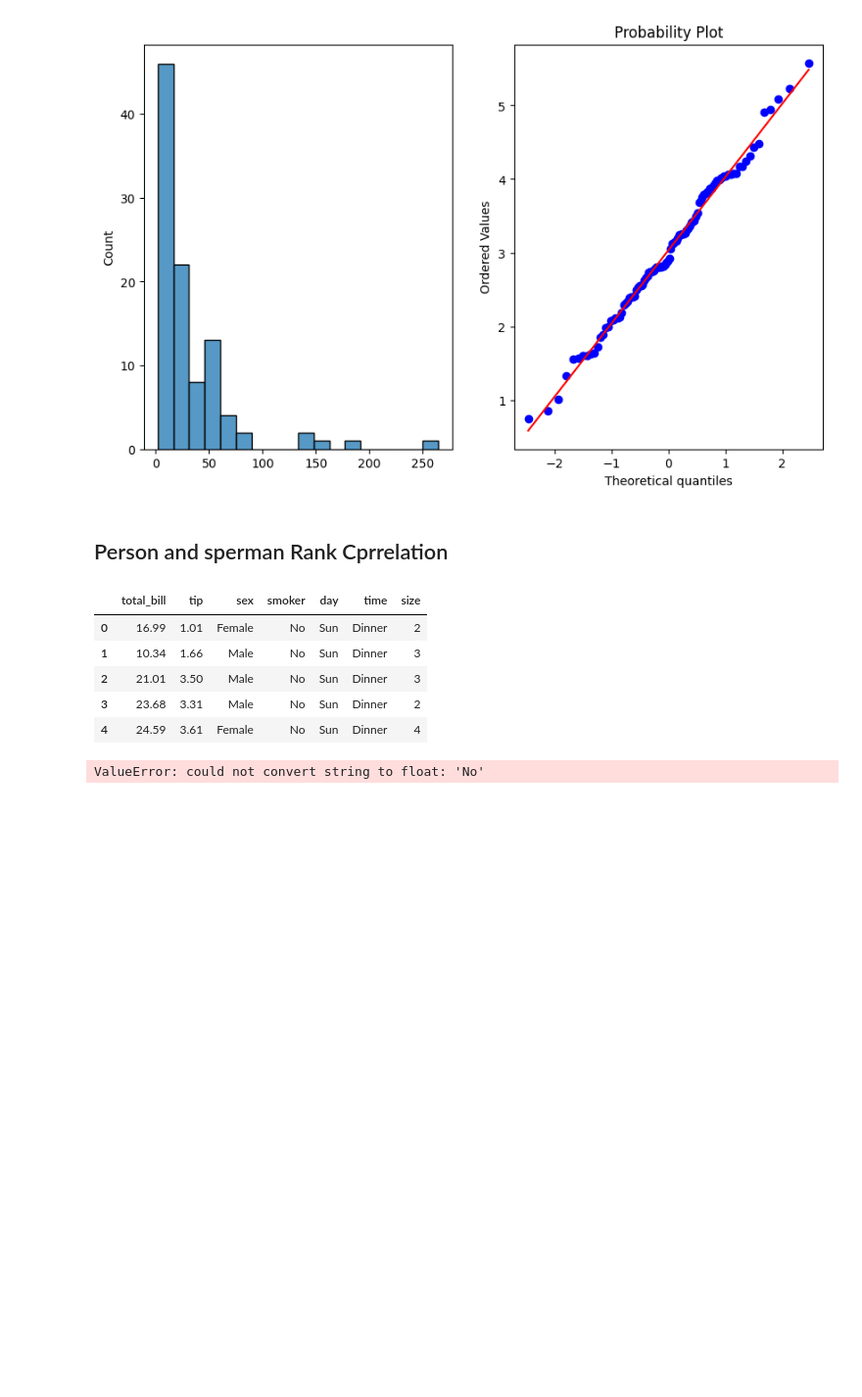
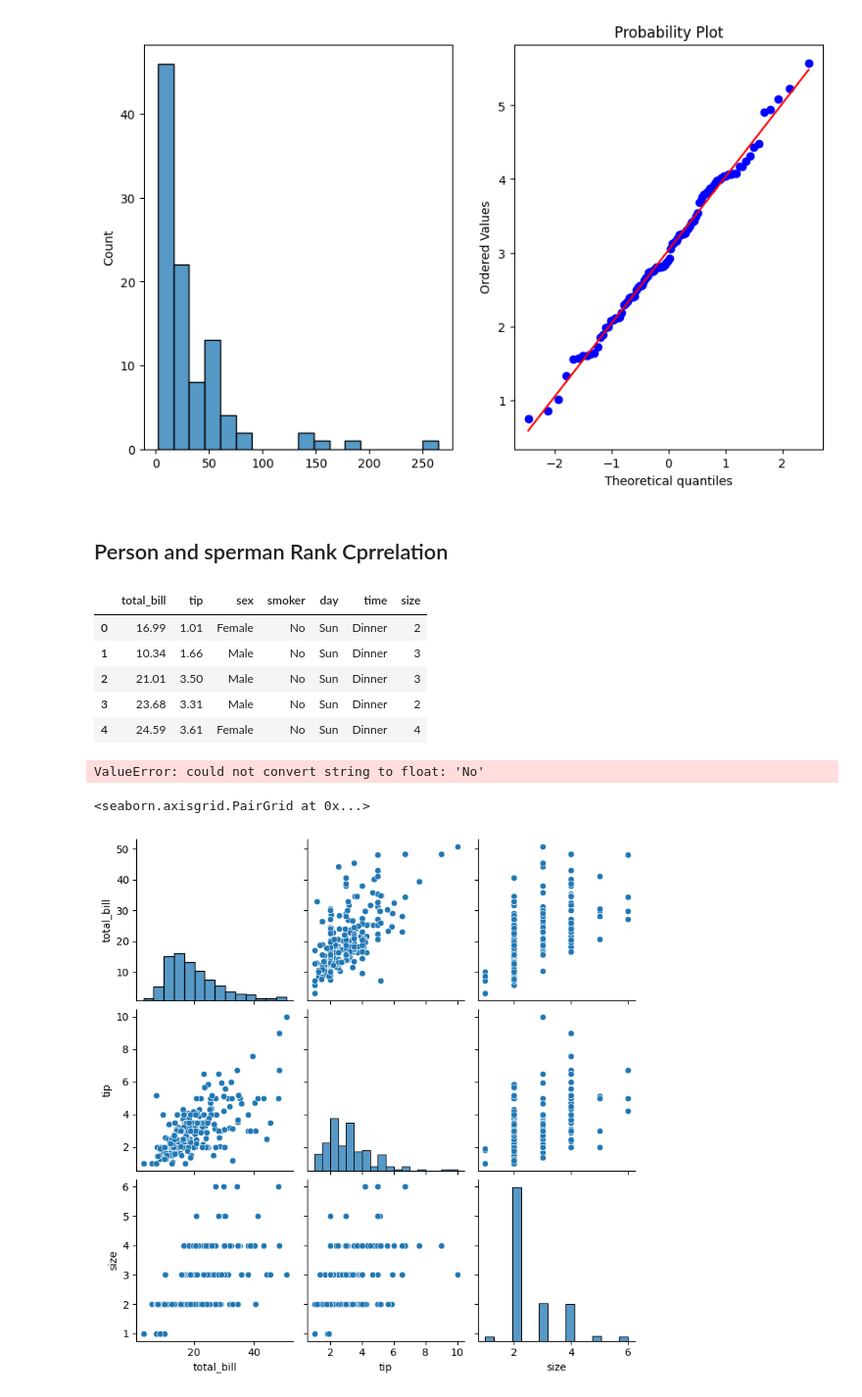
Before and after one commit to Dipak-Jagadale/Statistics, a Jupyter notebook: Measure of Central Tendency[Mean _Mode _Median].ipynb, the cells around one changed output. Shown: that part at 98% size. Drawn from its saved outputs; the diff is of its cells as text; code cells hidden in the pictures; blank space fills up the shorter version.

```diff
--- a/Measure of Central Tendency[Mean _Mode _Median].ipynb
+++ b/Measure of Central Tendency[Mean _Mode _Median].ipynb
@@ -260,3 +260,8 @@ import pandas as pd
 df.corr()
 # %% [output]
 ValueError: could not convert string to float: 'No'
+# %%
+sns.pairplot(df)
+# %% [output]
+<seaborn.axisgrid.PairGrid at 0x...>
+[figure, added]
```
